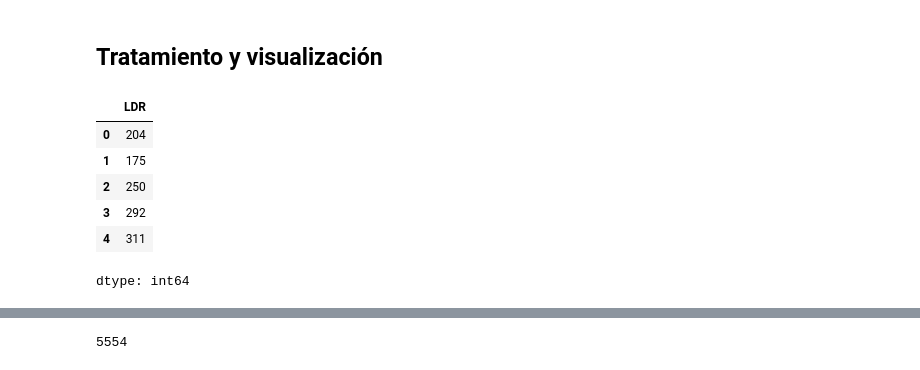
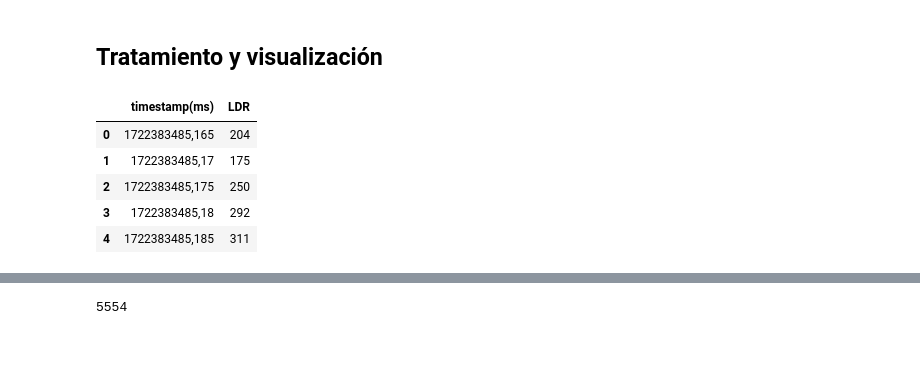
Before and after one commit to alex20022000/Signal_Processing_Project_Ciani-Dalle_Rive_Prieto, a Jupyter notebook: 01_Signal_Processing_Ciani+Dalle_Rive_Prieto.ipynb, the cells around one changed output, grey strips where cells are left out. Drawn from its saved outputs; the diff is of its cells as text; code cells hidden in the pictures.

```diff
--- a/01_Signal_Processing_Ciani+Dalle_Rive_Prieto.ipynb
+++ b/01_Signal_Processing_Ciani+Dalle_Rive_Prieto.ipynb
@@ -117,0 +144,13 @@ data.head()
+# %%
+data_1 = pd.read_csv("/content/Signal_Processing_Project_Ciani-Dalle_Rive_Prieto/Lectura/01-ldr-fs_100Hz-60imgs_60fps.json")
+data_2 = pd.read_csv("/content/Signal_Processing_Project_Ciani-Dalle_Rive_Prieto/Lectura/06-ldr-fs_100Hz-50imgs-60fps.json")
+data_3 = pd.read_csv("/content/Signal_Processing_Project_Ciani-Dalle_Rive_Prieto/Lectura/05-ldr-fs_100Hz-40imgs-60fps.json")
+data_4 = pd.read_csv("/content/Signal_Processing_Project_Ciani-Dalle_Rive_Prieto/Lectura/04-ldr-fs_100Hz-30imgs-60fps.json")
+data_5 = pd.read_csv("/content/Signal_Processing_Project_Ciani-Dalle_Rive_Prieto/Lectura/03-ldr-fs_100Hz-20imgs-60fps.json")
+data_6 = pd.read_csv("/content/Signal_Processing_Project_Ciani-Dalle_Rive_Prieto/Lectura/02-ldr-fs_100Hz-10imgs-60fps.json")
+#data_7 = pd.read_csv("/content/Signal_Processing_Project_Ciani-Dalle_Rive_Prieto/Lectura/06-ldr-fs_100Hz-50imgs-60fps.json")
+data_8 = pd.read_csv("/content/Signal_Processing_Project_Ciani-Dalle_Rive_Prieto/Lectura/09-ldr-fs_100Hz-60imgs-90fps.json")
+data_9 = pd.read_csv("/content/Signal_Processing_Project_Ciani-Dalle_Rive_Prieto/Lectura/10-ldr-fs_100Hz-60imgs-120fps.json")
+data_10 = pd.read_csv("/content/Signal_Processing_Project_Ciani-Dalle_Rive_Prieto/Lectura/11-ldr-fs_100Hz-60imgs-240fps.json")
+data_11 = pd.read_csv("/content/Signal_Processing_Project_Ciani-Dalle_Rive_Prieto/Lectura/12-ldr-fs_100Hz-70imgs-60fps.json")
+data_1.head()
@@ -125,11 +168,22 @@ data.drop(columns=['Unnamed: 2'], inplace=True)
-# %%
-ldr_data = data['LDR']
-ldr_data.head()
-# %% [output]
-|  | LDR |
-| 0 | 204 |
-| 1 | 175 |
-| 2 | 250 |
-| 3 | 292 |
-| 4 | 311 |
-dtype: int64
+# %%
+# Borramos columna unnamed
+data_1.drop(columns=['Unnamed: 2'], inplace=True)
+data_2.drop(columns=['Unnamed: 2'], inplace=True)
+data_3.drop(columns=['Unnamed: 2'], inplace=True)
+data_4.drop(columns=['Unnamed: 2'], inplace=True)
+data_5.drop(columns=['Unnamed: 2'], inplace=True)
+data_6.drop(columns=['Unnamed: 2'], inplace=True)
+#data_7.drop(columns=['Unnamed: 2'], inplace=True)
+data_8.drop(columns=['Unnamed: 2'], inplace=True)
+data_9.drop(columns=['Unnamed: 2'], inplace=True)
+data_10.drop(columns=['Unnamed: 2'], inplace=True)
+data_11.drop(columns=['Unnamed: 2'], inplace=True)
+
+data_1.head()
+# %% [output]
+|  | timestamp(ms) | LDR |
+| 0 | 1722383485,165 | 204 |
+| 1 | 1722383485,17 | 175 |
+| 2 | 1722383485,175 | 250 |
+| 3 | 1722383485,18 | 292 |
+| 4 | 1722383485,185 | 311 |
```
Also changed, not shown: parts of 13 cells of this notebook.
